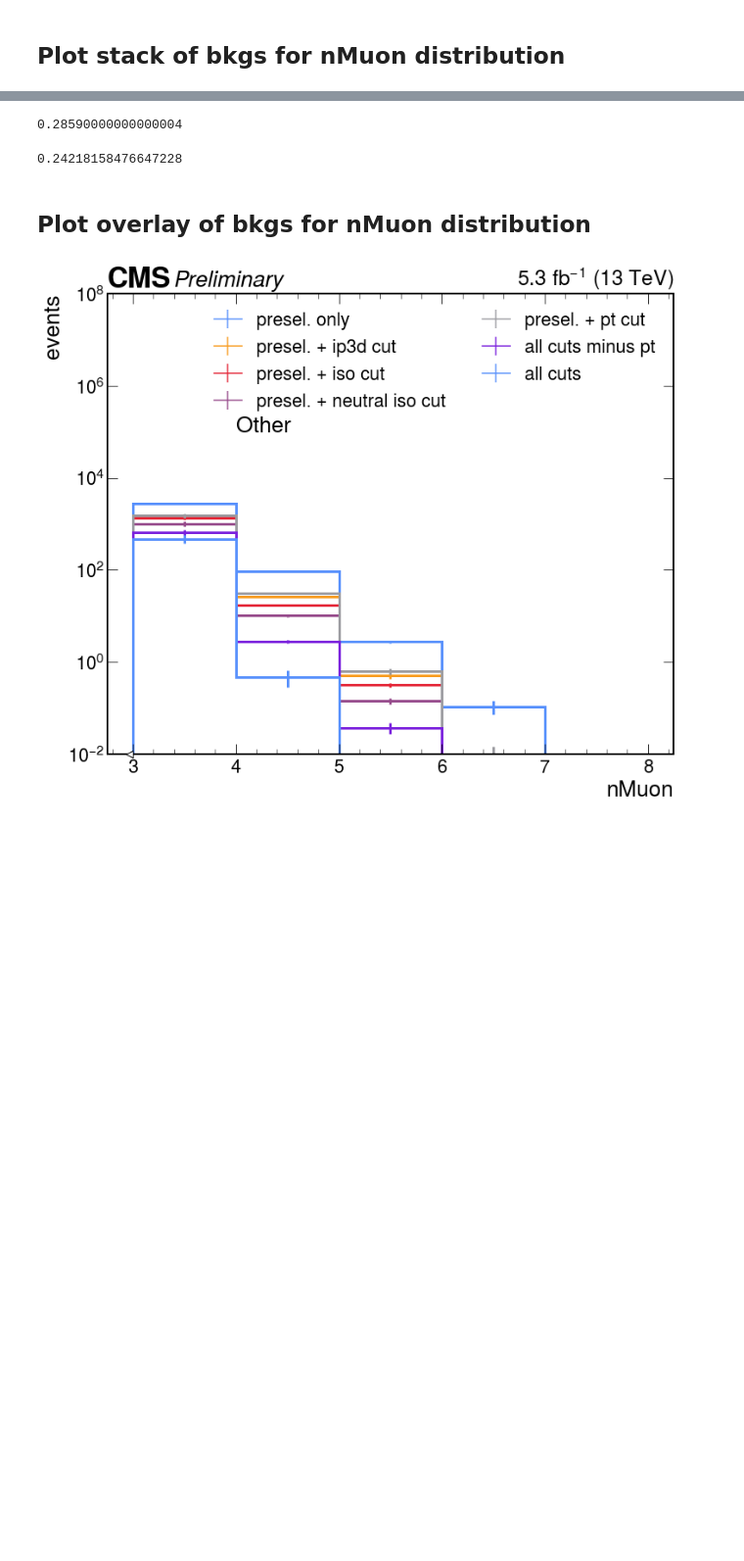
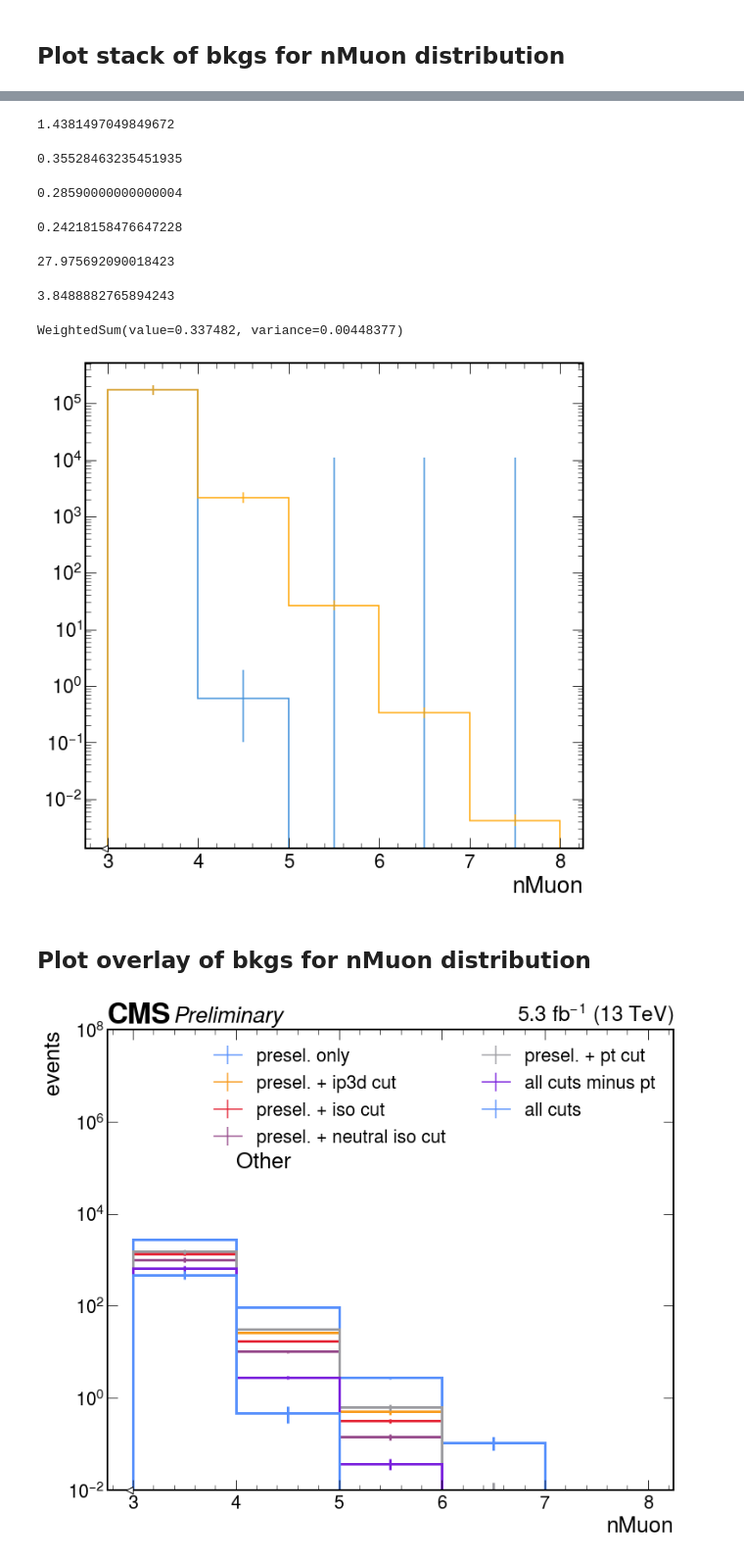
Before and after one commit to chrispap95/SUEPCoffea_dask, a Jupyter notebook: plotting/plot_post_gensum_bug.ipynb, the cells around one changed output, grey strips where cells are left out. Shown at 98% size. Drawn from its saved outputs; the diff is of its cells as text; code cells hidden in the pictures; blank space fills up the shorter version.

```diff
--- a/plotting/plot_post_gensum_bug.ipynb
+++ b/plotting/plot_post_gensum_bug.ipynb
@@ -267,9 +244,47 @@ GluGluToSUEP_mS125.000_mPhi8.000_T32.000_modehadronic_13TeV_2018: 1190.2891 ± 2
+# %%
+31570.26232383 / 28**3
+# %% [output]
+1.4381497049849672
+# %%
+np.sqrt(60827649.31823292) / 28**3
+# %% [output]
+0.35528463235451935
 # %%
 print(0.1484 + 0.1375)
 print(np.sqrt(0.2394**2 + 0.0366**2))
 # %% [output]
 0.28590000000000004
 0.24218158476647228
+# %%
+B
+# %% [output]
+27.975692090018423
+# %%
+var_B
+# %% [output]
+3.8488882765894243
+# %%
+B_custom = 80
+plots['QCD_Pt_MuEnriched_2018'][
+    'ip3d_cut_vs_mini_iso_cut_vs_neutral_iso_cut_vs_pt_cut_vs_nMuon'
+][0.007j, 0.8j, 0.1j, 30j, :].plot()
+pred_new(
+    plots['QCD_Pt_MuEnriched_2018'][
+        'ip3d_cut_vs_mini_iso_cut_vs_neutral_iso_cut_vs_pt_cut_vs_nMuon'
+    ][0.007j, 0.8j, 0.1j, 30j, :], B_custom, var_B
+).plot()
+plt.yscale('log')
+
+print(
+    pred_new(
+        plots['QCD_Pt_MuEnriched_2018'][
+            'ip3d_cut_vs_mini_iso_cut_vs_neutral_iso_cut_vs_pt_cut_vs_nMuon'
+        ][0.007j, 0.8j, 0.1j, 30j, :], B_custom, var_B
+    )[6j::sum]
+)
+# %% [output]
+WeightedSum(value=0.337482, variance=0.00448377)
+[figure, added]
 # %% [markdown]
 ## Plot overlay of bkgs for nMuon distribution
 # %%
```
Also changed, not shown: parts of 26 cells of this notebook, 29 other files.
